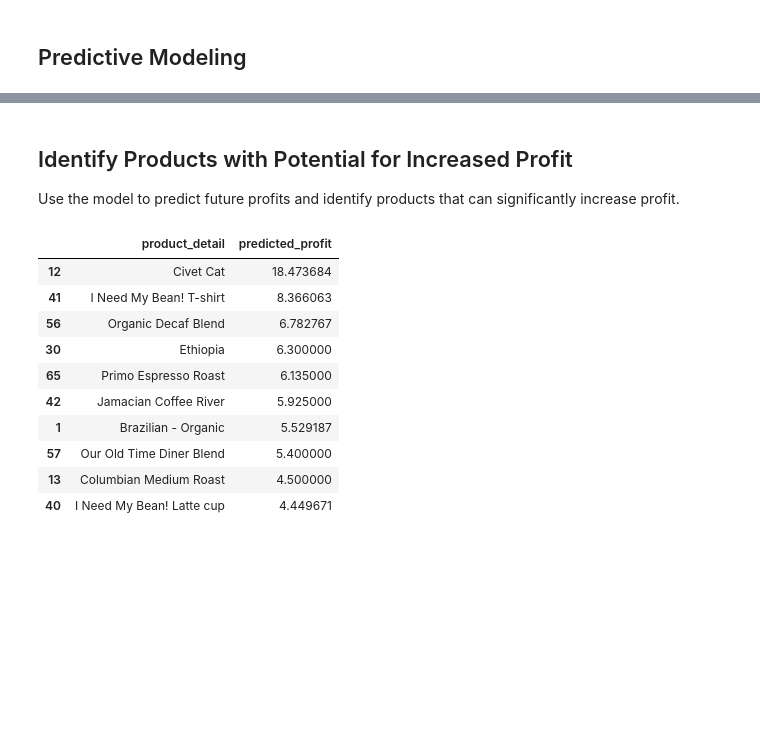
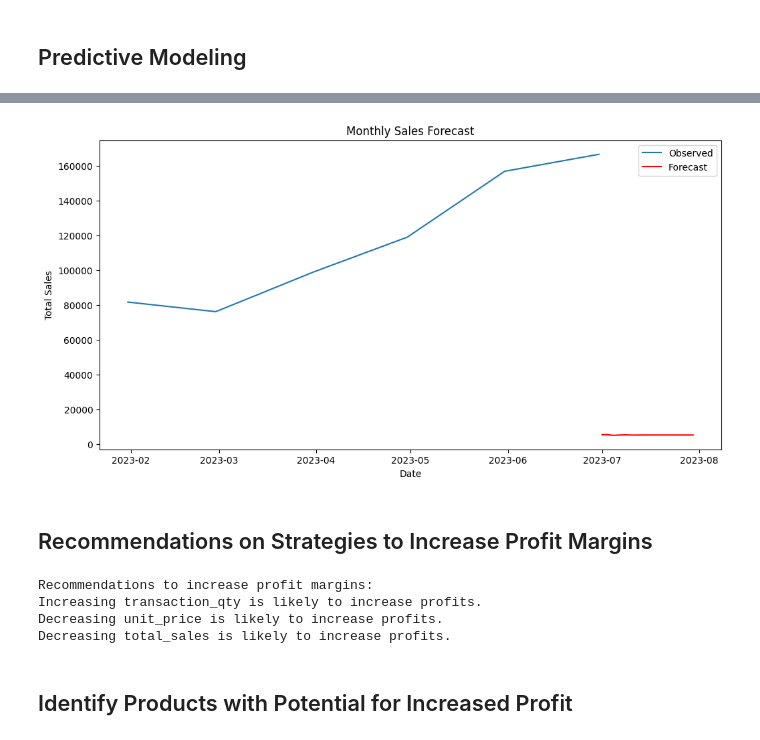
Before and after one commit to iamarslankhalid/Predictive_Analysis_Coffee_Shop, a Jupyter notebook: predictive_analysis.ipynb, the cells around one changed output, grey strips where cells are left out. Saved outputs shown, nothing was run; the diff lists cells and outputs as text; code cells hidden in the pictures; blank space fills up the shorter version.

```diff
--- a/predictive_analysis.ipynb
+++ b/predictive_analysis.ipynb
@@ -355,25 +390,38 @@ Based on the model's predictions and coefficients, we can provide the following
+# %%
+# ARIMA model for time series forecasting on daily data
+
+from statsmodels.tsa.arima.model import ARIMA
+
+model = ARIMA(daily_sales, order=(5, 1, 0))
+arima_result = model.fit()
+# %%
+# Forecast the next 30 days
+forecast = arima_result.forecast(steps=30)
+plt.figure(figsize=(12, 6))
+plt.plot(monthly_sales, label='Observed')
+plt.plot(forecast, label='Forecast', color='red')
+plt.title('Monthly Sales Forecast')
+plt.xlabel('Date')
+plt.ylabel('Total Sales')
+plt.legend()
+plt.show()
+# %% [output]
+[figure, added]
+# %% [markdown]
+## Recommendations on Strategies to Increase Profit Margins
+# %%
+# Recommendations based on coefficients
+print("Recommendations to increase profit margins:")
+
+for idx, row in coefficients.iterrows():
+    if row['Coefficient'] > 0:
+        print(f"Increasing {row['Feature']} is likely to increase profits.")
+    else:
+        print(f"Decreasing {row['Feature']} is likely to increase profits.")
+# %% [output]
+Recommendations to increase profit margins:
+Increasing transaction_qty is likely to increase profits.
+Decreasing unit_price is likely to increase profits.
+Decreasing total_sales is likely to increase profits.
 # %% [markdown]
 ## Identify Products with Potential for Increased Profit
-Use the model to predict future profits and identify products that can significantly increase profit.
-# %%
-# Predict future profits for all products
-data_cleaned['predicted_profit'] = model.predict(features)
-
-# Identify products with the highest potential for increased profit
-high_potential_products = data_cleaned.groupby('product_detail').agg({
-    'predicted_profit': 'mean'
-}).reset_index().sort_values(by='predicted_profit', ascending=False)
-
-high_potential_products.head(10)  # Display top 10 products with the highest predicted profit
-# %% [output]
-|  | product_detail | predicted_profit |
-| 12 | Civet Cat | 18.473684 |
-| 41 | I Need My Bean! T-shirt | 8.366063 |
-| 56 | Organic Decaf Blend | 6.782767 |
-| 30 | Ethiopia | 6.300000 |
-| 65 | Primo Espresso Roast | 6.135000 |
-| 42 | Jamacian Coffee River | 5.925000 |
-| 1 | Brazilian - Organic | 5.529187 |
-| 57 | Our Old Time Diner Blend | 5.400000 |
-| 13 | Columbian Medium Roast | 4.500000 |
-| 40 | I Need My Bean! Latte cup | 4.449671 |
```
Also changed, not shown: parts of 46 cells of this notebook, 2 other files.
